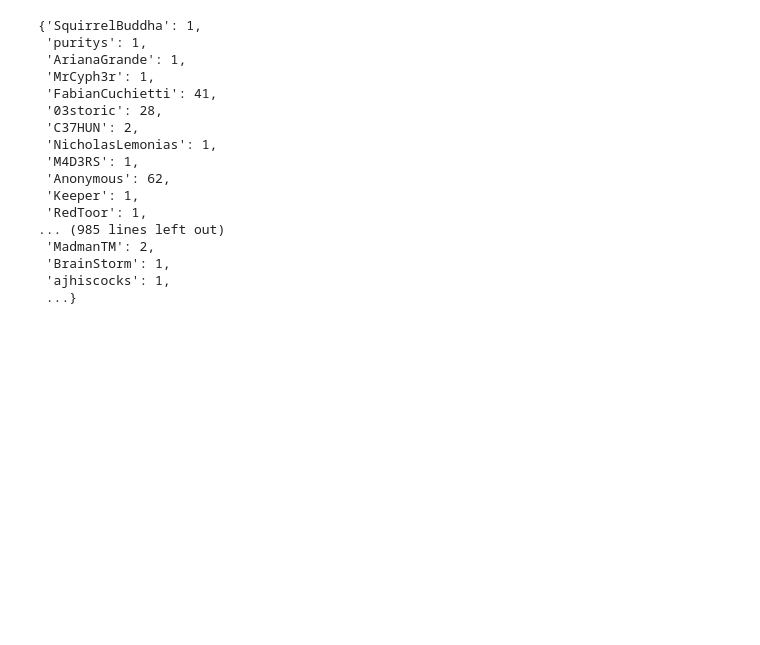
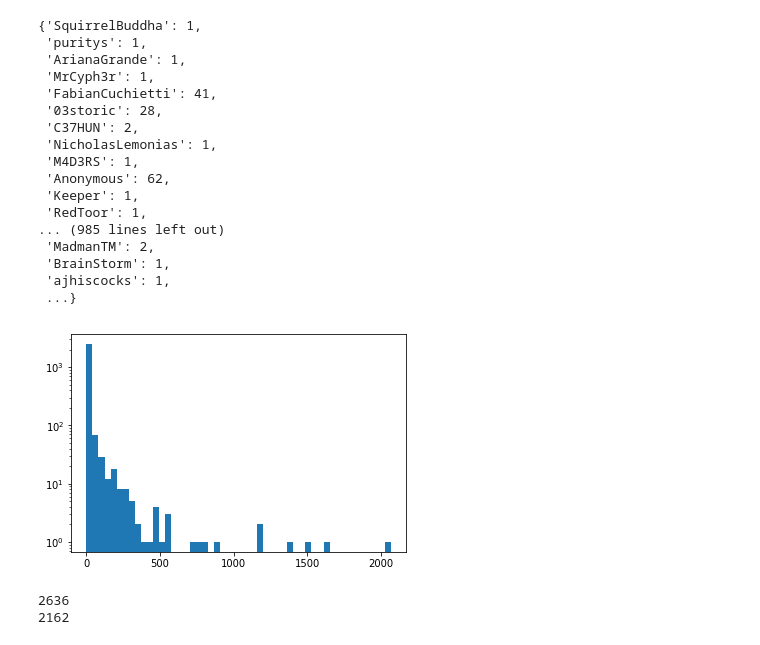
Before and after one commit to Hatuw/xss-traceback, a Jupyter notebook: src/data_summary.ipynb, the cells around one changed output. Cells and saved outputs as stored; diff of their text form; code cells hidden in the pictures; blank space fills up the shorter version.

```diff
--- a/src/data_summary.ipynb
+++ b/src/data_summary.ipynb
@@ -53,3 +53,16 @@ ct_result
  'BrainStorm': 1,
  'ajhiscocks': 1,
  ...}
+# %%
+# 画出作者提交payload数量-频数关系图
+counter_values = list(ct_result.values())
+plt.hist(counter_values, bins=50, log=True)
+plt.show()
+# %% [output]
+[figure, added]
+# %%
+print(len(counter_values))
+print(sum([int(i < 10) for i in counter_values]))
+# %% [output]
+2636
+2162
```
